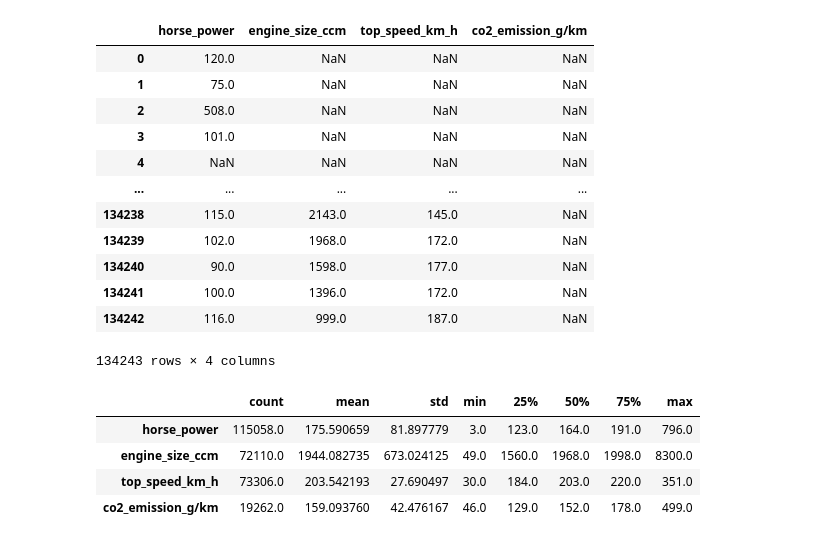
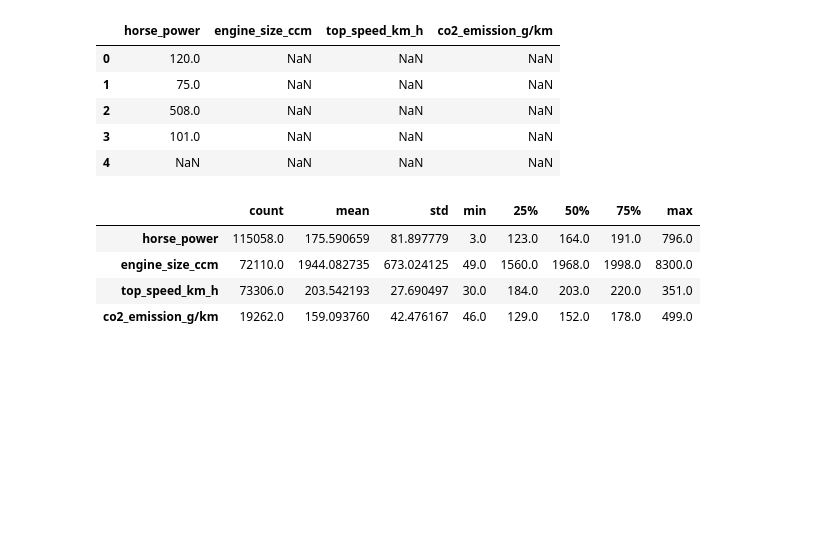
Before and after one commit to CyrilleKolle/used-cars_sweden, a Jupyter notebook: Code/co2_prediction.ipynb, the cells around one changed output. Saved outputs shown, nothing was run; the diff lists cells and outputs as text; code cells hidden in the pictures; blank space fills up the shorter version.

```diff
--- a/Code/co2_prediction.ipynb
+++ b/Code/co2_prediction.ipynb
@@ -6,22 +6,15 @@ import seaborn as sns
 # %%
 df1 = pd.read_csv("../carsdata/used_car_dataset.csv", low_memory=False)
 df = df1[['horse_power', 'engine_size_ccm',
        'top_speed_km_h', 'co2_emission_g/km']]
-df
+df.head()
 # %% [output]
 |  | horse_power | engine_size_ccm | top_speed_km_h | co2_emission_g/km |
 | 0 | 120.0 | NaN | NaN | NaN |
 | 1 | 75.0 | NaN | NaN | NaN |
 | 2 | 508.0 | NaN | NaN | NaN |
 | 3 | 101.0 | NaN | NaN | NaN |
 | 4 | NaN | NaN | NaN | NaN |
-| ... | ... | ... | ... | ... |
-| 134238 | 115.0 | 2143.0 | 145.0 | NaN |
-| 134239 | 102.0 | 1968.0 | 172.0 | NaN |
-| 134240 | 90.0 | 1598.0 | 177.0 | NaN |
-| 134241 | 100.0 | 1396.0 | 172.0 | NaN |
-| 134242 | 116.0 | 999.0 | 187.0 | NaN |
-134243 rows × 4 columns
 # %%
 df.describe().T
 # %% [output]
```
Also changed, not shown: parts of 37 cells of this notebook.
